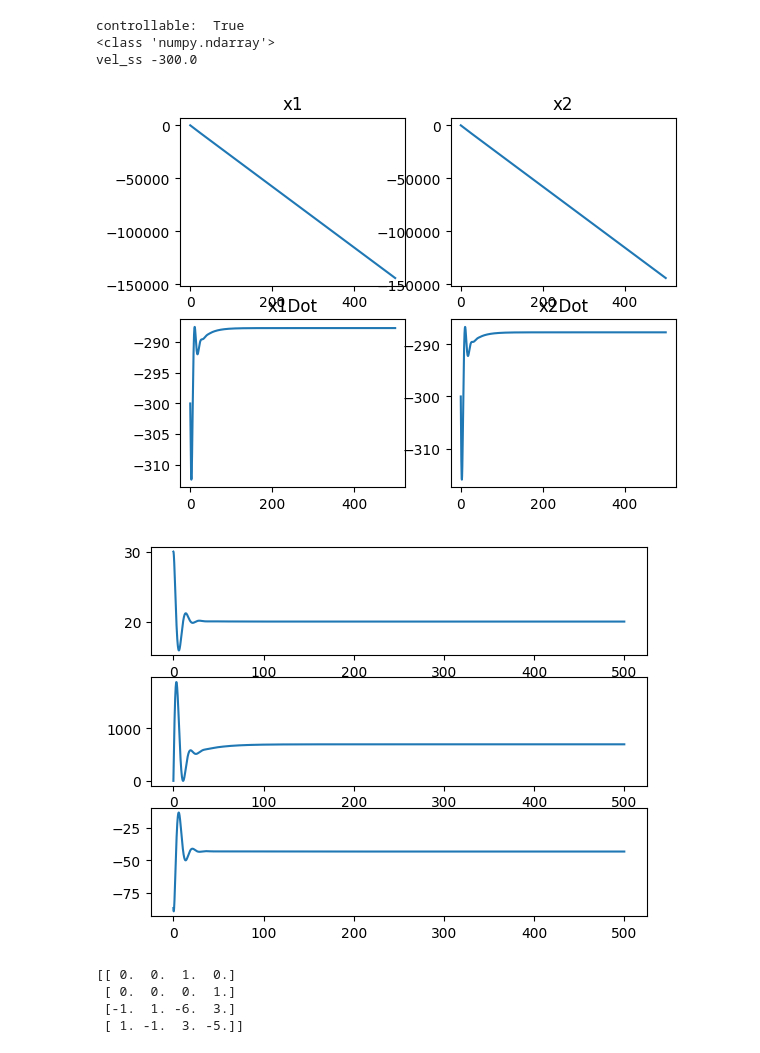
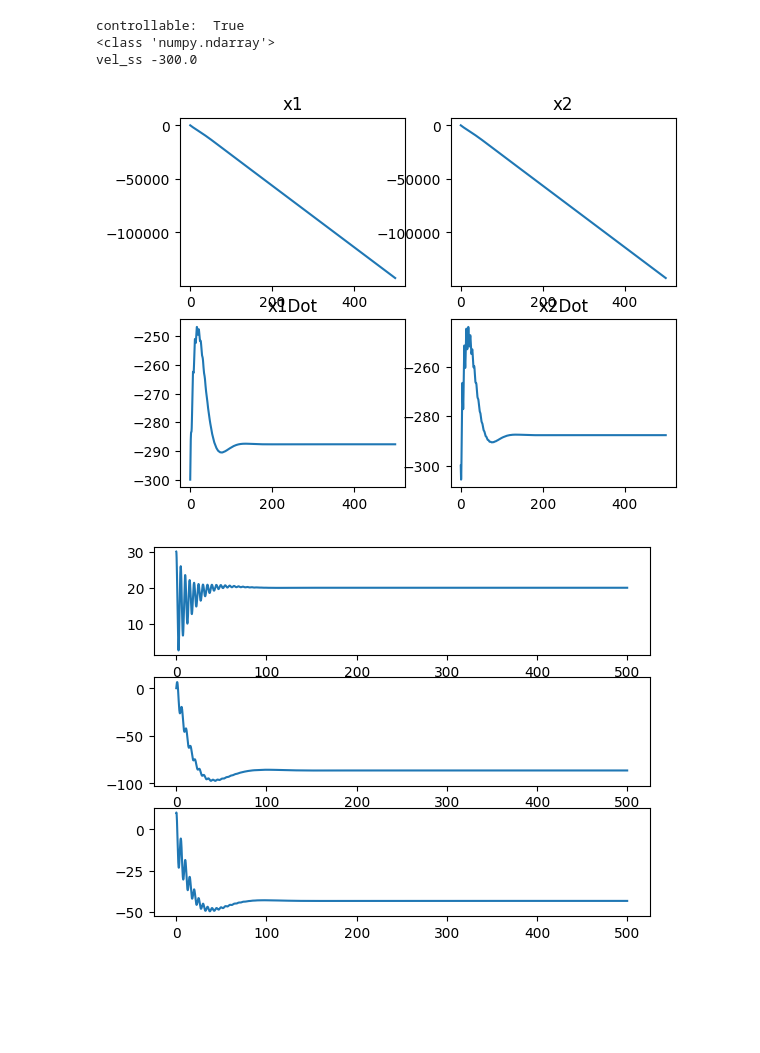
Before and after one commit to KaranJagdale/controller_comparison, a Jupyter notebook: ModifiedMSD.ipynb, the cells around one changed output. Cells and saved outputs as stored; diff of their text form; code cells hidden in the pictures; blank space fills up the shorter version.

Commit message:
added pid controller with a flag to switch between controllers

```diff
--- a/ModifiedMSD.ipynb
+++ b/ModifiedMSD.ipynb
@@ -30,6 +30,7 @@ def main():
     simTime = 500
     simDt = 0.01
     r = 20#reference to be tracked
+    conInd = 0 #to decide which controller to use
     doubleMSD = DoubleMassSpringDamper(m1, m2, b, c1, c2, k, isDisturbance)
 
     print("controllable: ", isControlable(doubleMSD.AMat, doubleMSD.BMat))
@@ -50,67 +51,66 @@ def main():
     outErrorInt = 0
     outError_array = [outErrorInt]
     u_tot_array = []
-    kInt = 0.005
+    kInt = 0.5
+    kp, ki, kd = 1, 0.5, 0.1
+    outError_prev = np.dot(doubleMSD.CMat, y) -  r
     theta1, theta2 = 0,0
     for time in np.arange(0, simTime, simDt):
-        #uncertContrib = doubleMSD.c1/doubleMSD.c2*theta2 - theta1
         u_ss = -doubleMSD.k*(1 + doubleMSD.c1/doubleMSD.c2)*r
 
         yT = np.array([y[0], y[0] + r, vel_ss, vel_ss])
-        outErrorInt += np.dot(doubleMSD.CMat, y) -  r
+        outError = np.dot(doubleMSD.CMat, y) -  r
+        outErrorInt += outError*simDt
+        outErrorDer = (outError - outError_prev)/simDt
+        outError_prev = outError
+        u_pid = kp*outError + ki*outErrorInt + kd*outErrorDer
         outError_array.append(outErrorInt)
         u_int = outErrorInt*kInt
-        u_sf = np.dot(K_mat, (yT - np.array(y)))
-        u_tot = u_ss - np.dot(K_mat,   np.array(y) - yT) + u_int
-        u_tot_array.append(u_tot)
-        #print('y', y, 'yT', yT)
-        #print('dyn', doubleMSD.DynSS(y, time, u_tot[0]))
-        #print('u_sf', u_sf)
-        y_next = doubleMSD.nextState(np.array(y), u_tot[0], simDt)
+        u_tot_sf = u_ss - np.dot(K_mat,   np.array(y) - yT) + u_int
+
+        match conInd:
+            case 0:
+                u = u_tot_sf[0]
+            case 1:
+                u = u_pid
+
+
+        u_tot_array.append(u)
+
+        y_next = doubleMSD.nextState(np.array(y), u, simDt)
         y_array.append(y_next)
-        #print((np.dot(doubleMSD.AMat, np.array(y).reshape(4,1)) + np.dot(doubleMSD.BMat,u_tot[0])))
-        theta1 = (y_next[2] - y[2])/simDt - (np.dot(doubleMSD.AMat, y) + np.dot(doubleMSD.BMat,u_tot[0]))[2,0]
-        theta2 = (y_next[3] - y[3])/simDt - (np.dot(doubleMSD.AMat, y) + np.dot(doubleMSD.BMat,u_tot[0]))[3,0]
+
         y = y_next
         time_array.append(time+simDt)
 
     y_array = np.array(y_array)
     plt.figure(1)
     ax1 = plt.subplot(2,2,1)
     ax1.plot(time_array, y_array[:,0])
     ax1.title.set_text('x1')
     ax2 = plt.subplot(2,2,2)
     ax2.plot(time_array, y_array[:,1])
     ax2.title.set_text('x2')
     ax3 = plt.subplot(2,2,3)
     ax3.plot(time_array[:], y_array[:,2])
     ax3.title.set_text('x1Dot')
     ax4 = plt.subplot(2,2,4)
     ax4.plot(time_array[:], y_array[:,3])
     ax4.title.set_text('x2Dot')
     plt.figure(2)
     ax1 = plt.subplot(3,1,1)
     ax1.plot(time_array, y_array[:,1] - y_array[:,0])
     ax2 = plt.subplot(3,1,2)
     ax2.plot(time_array, outError_array)
     ax3 = plt.subplot(3,1,3)
     ax3.plot(time_array[:-1], u_tot_array)
 
 
 if __name__ == '__main__':
     main()
 # %% [output]
 controllable:  True
 <class 'numpy.ndarray'>
 vel_ss -300.0
-[figure, old version]
+[figure, new version]
-[figure, old version]
+[figure, new version]
-# %%
-from model import DoubleMassSpringDamper
-doubleMSD1 = DoubleMassSpringDamper(1, 1,3, 3, 2, 1, True)
-print(doubleMSD1.AMat)
-# %% [output]
-[[ 0.  0.  1.  0.]
- [ 0.  0.  0.  1.]
- [-1.  1. -6.  3.]
- [ 1. -1.  3. -5.]]
```
Also changed, not shown: parts of 1 cell of this notebook.
